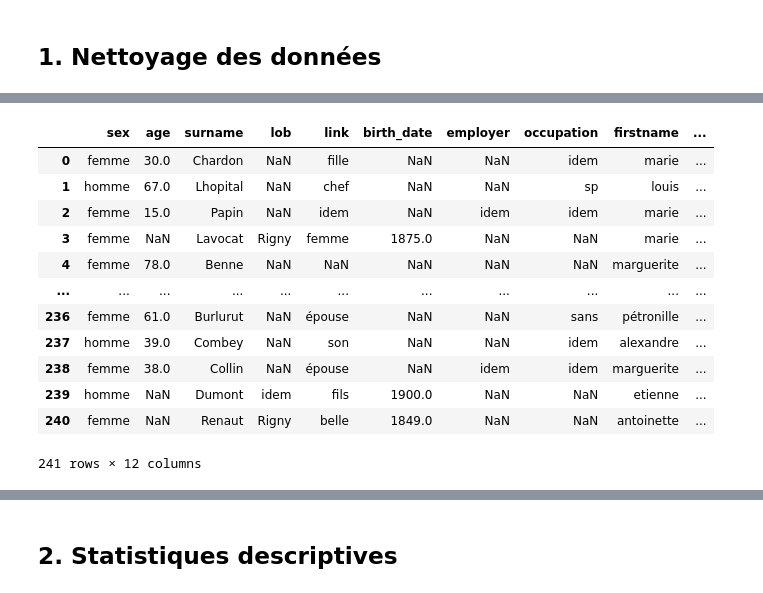
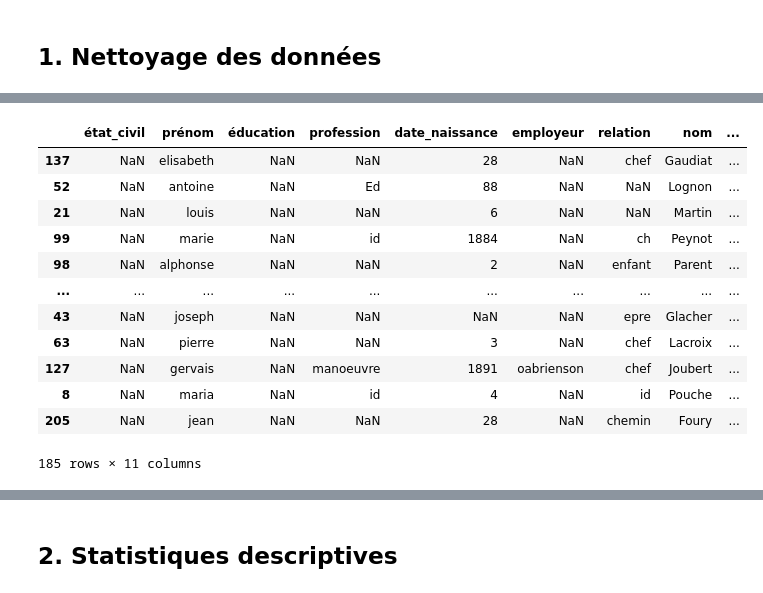
Before and after one commit to emanieluu/ml_for_nlp, a Jupyter notebook: NLP_Project.ipynb, the cells around one changed output, grey strips where cells are left out. Drawn from its saved outputs; the diff is of its cells as text; code cells hidden in the pictures.

```diff
--- a/NLP_Project.ipynb
+++ b/NLP_Project.ipynb
@@ -60,22 +85,4 @@ female            3
 dtype: int64
-# %%
-cleaned_df.drop('observation', axis=1, inplace=True)
-# %%
-cleaned_df
-# %% [output]
-|  | sex | age | surname | lob | link | birth_date | employer | occupation | firstname | ... |
-| 0 | femme | 30.0 | Chardon | NaN | fille | NaN | NaN | idem | marie | ... |
-| 1 | homme | 67.0 | Lhopital | NaN | chef | NaN | NaN | sp | louis | ... |
-| 2 | femme | 15.0 | Papin | NaN | idem | NaN | idem | idem | marie | ... |
-| 3 | femme | NaN | Lavocat | Rigny | femme | 1875.0 | NaN | NaN | marie | ... |
-| 4 | femme | 78.0 | Benne | NaN | NaN | NaN | NaN | NaN | marguerite | ... |
-| ... | ... | ... | ... | ... | ... | ... | ... | ... | ... | ... |
-| 236 | femme | 61.0 | Burlurut | NaN | épouse | NaN | NaN | sans | pétronille | ... |
-| 237 | homme | 39.0 | Combey | NaN | son | NaN | NaN | idem | alexandre | ... |
-| 238 | femme | 38.0 | Collin | NaN | épouse | NaN | idem | idem | marguerite | ... |
-| 239 | homme | NaN | Dumont | idem | fils | 1900.0 | NaN | NaN | etienne | ... |
-| 240 | femme | NaN | Renaut | Rigny | belle | 1849.0 | NaN | NaN | antoinette | ... |
-241 rows × 12 columns
 # %%
 # Séparation des features (X) et de la cible (y)
 X = cleaned_df.drop("sex", axis=1)  # Features (toutes les colonnes sauf 'sex')
@@ -85,3 +92,19 @@ y = cleaned_df["sex"]  # Cible (colonne 'sex')
 X_train, X_test, y_train, y_test = train_test_split(
     X, y, test_size=0.2, random_state=42, stratify=y
 )
+# %%
+X_train
+# %% [output]
+|  | état_civil | prénom | éducation | profession | date_naissance | employeur | relation | nom | ... |
+| 137 | NaN | elisabeth | NaN | NaN | 28 | NaN | chef | Gaudiat | ... |
+| 52 | NaN | antoine | NaN | Ed | 88 | NaN | NaN | Lognon | ... |
+| 21 | NaN | louis | NaN | NaN | 6 | NaN | NaN | Martin | ... |
+| 99 | NaN | marie | NaN | id | 1884 | NaN | ch | Peynot | ... |
+| 98 | NaN | alphonse | NaN | NaN | 2 | NaN | enfant | Parent | ... |
+| ... | ... | ... | ... | ... | ... | ... | ... | ... | ... |
+| 43 | NaN | joseph | NaN | NaN | NaN | NaN | epre | Glacher | ... |
+| 63 | NaN | pierre | NaN | NaN | 3 | NaN | chef | Lacroix | ... |
+| 127 | NaN | gervais | NaN | manoeuvre | 1891 | oabrienson | chef | Joubert | ... |
+| 8 | NaN | maria | NaN | id | 4 | NaN | id | Pouche | ... |
+| 205 | NaN | jean | NaN | NaN | 28 | NaN | chemin | Foury | ... |
+185 rows × 11 columns
```
Also changed, not shown: parts of 30 cells of this notebook, 6 other files.
